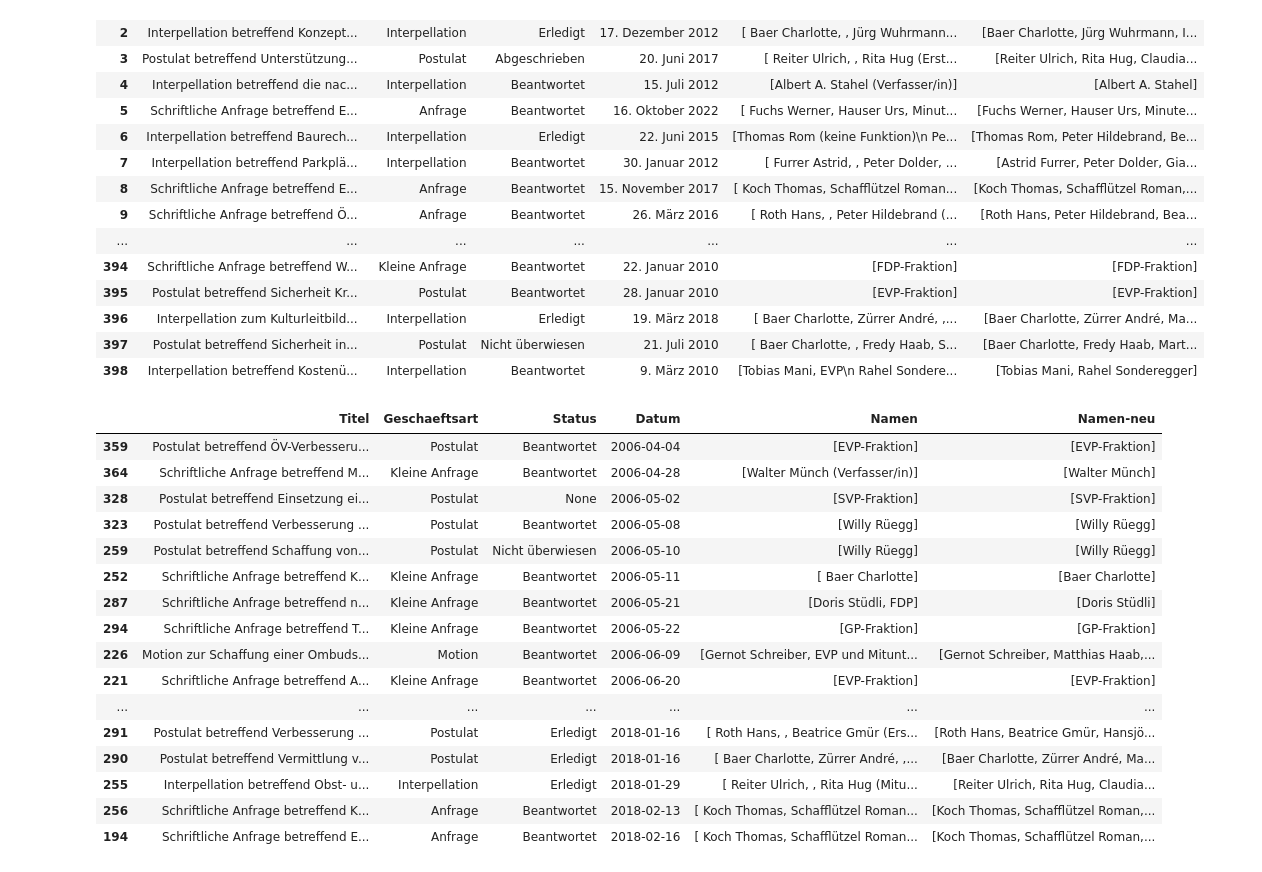
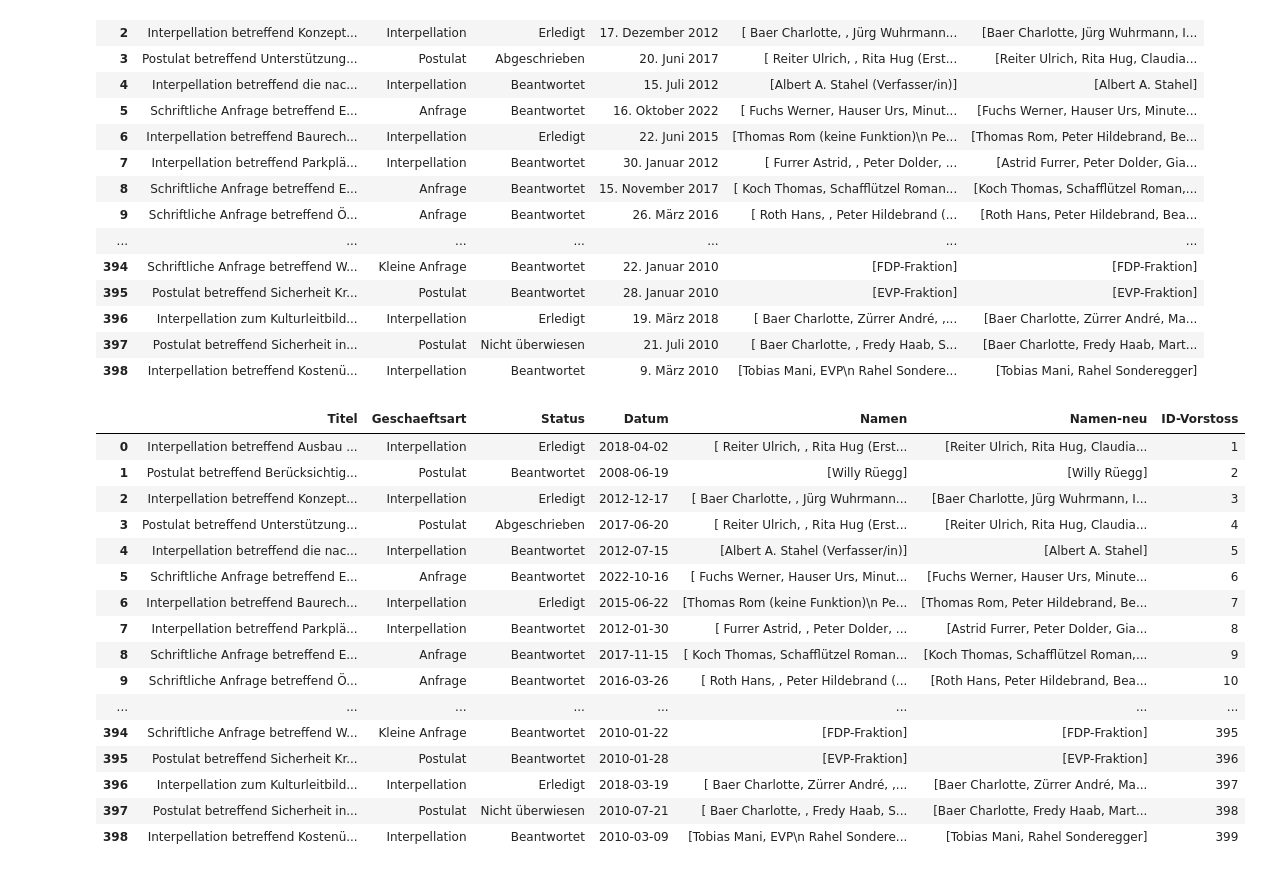
Before and after one commit to daniel-hitz/CAS_Abschlussarbeit_Daniel_Hitz, a Jupyter notebook: 1. Datensammlung und Bereinigung Waedenswil.ipynb, the cells around one changed output. Drawn from its saved outputs; the diff is of its cells as text; code cells hidden in the pictures.

```diff
--- a/1. Datensammlung und Bereinigung Waedenswil.ipynb
+++ b/1. Datensammlung und Bereinigung Waedenswil.ipynb
@@ -225,23 +225,25 @@ df
 # %%
 setlocale(LC_TIME, 'de_DE.utf-8')
 df['Datum'] = pd.to_datetime(df['Datum'], format='%d. %B %Y')
-df.sort_values(by='Datum')
-# %% [output]
-|  | Titel | Geschaeftsart | Status | Datum | Namen | Namen-neu |
-| 359 | Postulat betreffend ÖV-Verbesseru... | Postulat | Beantwortet | 2006-04-04 | [EVP-Fraktion] | [EVP-Fraktion] |
-| 364 | Schriftliche Anfrage betreffend M... | Kleine Anfrage | Beantwortet | 2006-04-28 | [Walter Münch (Verfasser/in)] | [Walter Münch] |
-| 328 | Postulat betreffend Einsetzung ei... | Postulat | None | 2006-05-02 | [SVP-Fraktion] | [SVP-Fraktion] |
-| 323 | Postulat betreffend Verbesserung ... | Postulat | Beantwortet | 2006-05-08 | [Willy Rüegg] | [Willy Rüegg] |
-| 259 | Postulat betreffend Schaffung von... | Postulat | Nicht überwiesen | 2006-05-10 | [Willy Rüegg] | [Willy Rüegg] |
-| 252 | Schriftliche Anfrage betreffend K... | Kleine Anfrage | Beantwortet | 2006-05-11 | [ Baer Charlotte] | [Baer Charlotte] |
-| 287 | Schriftliche Anfrage betreffend n... | Kleine Anfrage | Beantwortet | 2006-05-21 | [Doris Stüdli, FDP] | [Doris Stüdli] |
-| 294 | Schriftliche Anfrage betreffend T... | Kleine Anfrage | Beantwortet | 2006-05-22 | [GP-Fraktion] | [GP-Fraktion] |
-| 226 | Motion zur Schaffung einer Ombuds... | Motion | Beantwortet | 2006-06-09 | [Gernot Schreiber, EVP und Mitunt... | [Gernot Schreiber, Matthias Haab,... |
-| 221 | Schriftliche Anfrage betreffend A... | Kleine Anfrage | Beantwortet | 2006-06-20 | [EVP-Fraktion] | [EVP-Fraktion] |
-| ... | ... | ... | ... | ... | ... | ... |
-| 291 | Postulat betreffend Verbesserung ... | Postulat | Erledigt | 2018-01-16 | [ Roth Hans, , Beatrice Gmür (Ers... | [Roth Hans, Beatrice Gmür, Hansjö... |
-| 290 | Postulat betreffend Vermittlung v... | Postulat | Erledigt | 2018-01-16 | [ Baer Charlotte, Zürrer André, ,... | [Baer Charlotte, Zürrer André, Ma... |
-| 255 | Interpellation betreffend Obst- u... | Interpellation | Erledigt | 2018-01-29 | [ Reiter Ulrich, , Rita Hug (Mitu... | [Reiter Ulrich, Rita Hug, Claudia... |
-| 256 | Schriftliche Anfrage betreffend K... | Anfrage | Beantwortet | 2018-02-13 | [ Koch Thomas, Schafflützel Roman... | [Koch Thomas, Schafflützel Roman,... |
-| 194 | Schriftliche Anfrage betreffend E... | Anfrage | Beantwortet | 2018-02-16 | [ Koch Thomas, Schafflützel Roman... | [Koch Thomas, Schafflützel Roman,... |
+# %%
+df['ID-Vorstoss'] = df.reset_index().index + 1
+df
+# %% [output]
+|  | Titel | Geschaeftsart | Status | Datum | Namen | Namen-neu | ID-Vorstoss |
+| 0 | Interpellation betreffend Ausbau ... | Interpellation | Erledigt | 2018-04-02 | [ Reiter Ulrich, , Rita Hug (Erst... | [Reiter Ulrich, Rita Hug, Claudia... | 1 |
+| 1 | Postulat betreffend Berücksichtig... | Postulat | Beantwortet | 2008-06-19 | [Willy Rüegg] | [Willy Rüegg] | 2 |
+| 2 | Interpellation betreffend Konzept... | Interpellation | Erledigt | 2012-12-17 | [ Baer Charlotte, , Jürg Wuhrmann... | [Baer Charlotte, Jürg Wuhrmann, I... | 3 |
+| 3 | Postulat betreffend Unterstützung... | Postulat | Abgeschrieben | 2017-06-20 | [ Reiter Ulrich, , Rita Hug (Erst... | [Reiter Ulrich, Rita Hug, Claudia... | 4 |
+| 4 | Interpellation betreffend die nac... | Interpellation | Beantwortet | 2012-07-15 | [Albert A. Stahel (Verfasser/in)] | [Albert A. Stahel] | 5 |
+| 5 | Schriftliche Anfrage betreffend E... | Anfrage | Beantwortet | 2022-10-16 | [ Fuchs Werner, Hauser Urs, Minut... | [Fuchs Werner, Hauser Urs, Minute... | 6 |
+| 6 | Interpellation betreffend Baurech... | Interpellation | Erledigt | 2015-06-22 | [Thomas Rom (keine Funktion)\n Pe... | [Thomas Rom, Peter Hildebrand, Be... | 7 |
+| 7 | Interpellation betreffend Parkplä... | Interpellation | Beantwortet | 2012-01-30 | [ Furrer Astrid, , Peter Dolder, ... | [Astrid Furrer, Peter Dolder, Gia... | 8 |
+| 8 | Schriftliche Anfrage betreffend E... | Anfrage | Beantwortet | 2017-11-15 | [ Koch Thomas, Schafflützel Roman... | [Koch Thomas, Schafflützel Roman,... | 9 |
+| 9 | Schriftliche Anfrage betreffend Ö... | Anfrage | Beantwortet | 2016-03-26 | [ Roth Hans, , Peter Hildebrand (... | [Roth Hans, Peter Hildebrand, Bea... | 10 |
+| ... | ... | ... | ... | ... | ... | ... | ... |
+| 394 | Schriftliche Anfrage betreffend W... | Kleine Anfrage | Beantwortet | 2010-01-22 | [FDP-Fraktion] | [FDP-Fraktion] | 395 |
+| 395 | Postulat betreffend Sicherheit Kr... | Postulat | Beantwortet | 2010-01-28 | [EVP-Fraktion] | [EVP-Fraktion] | 396 |
+| 396 | Interpellation zum Kulturleitbild... | Interpellation | Erledigt | 2018-03-19 | [ Baer Charlotte, Zürrer André, ,... | [Baer Charlotte, Zürrer André, Ma... | 397 |
+| 397 | Postulat betreffend Sicherheit in... | Postulat | Nicht überwiesen | 2010-07-21 | [ Baer Charlotte, , Fredy Haab, S... | [Baer Charlotte, Fredy Haab, Mart... | 398 |
+| 398 | Interpellation betreffend Kostenü... | Interpellation | Beantwortet | 2010-03-09 | [Tobias Mani, EVP\n Rahel Sondere... | [Tobias Mani, Rahel Sonderegger] | 399 |
 # %%
```
Also changed, not shown: parts of 1 cell of this notebook, 7 other files.
